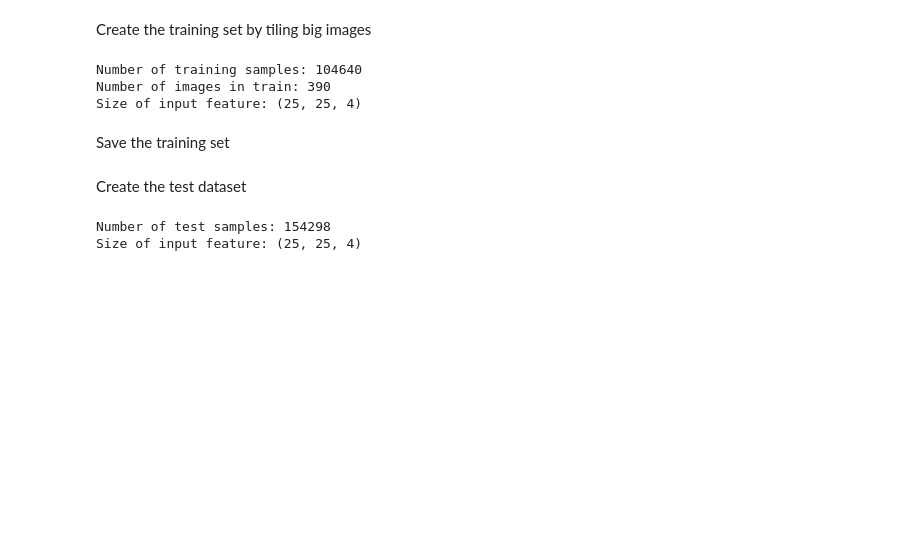
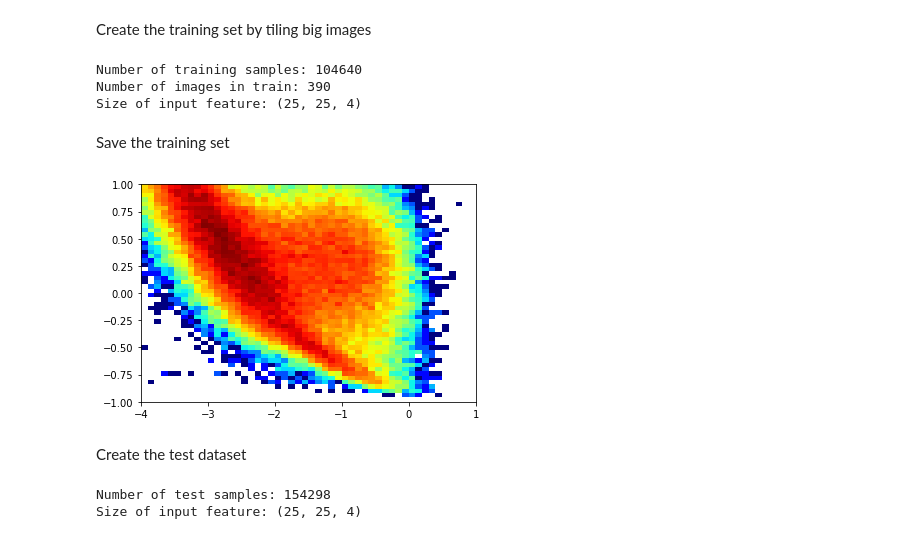
Before and after one commit to nansencenter/SID-NN, a Jupyter notebook: read-data.ipynb, the cells around one changed output. Saved outputs shown, nothing was run; the diff lists cells and outputs as text; code cells hidden in the pictures; blank space fills up the shorter version.

```diff
--- a/read-data.ipynb
+++ b/read-data.ipynb
@@ -410,6 +410,15 @@ Size of input feature: (25, 25, 4)
 Save the training set
 # %%
 np.savez(os.path.join(traindir,'train.npz'),Xtrain=Xtrain, ytrain=ytrain, mask_train=mask_train, shape_original=(ntrain,ny,nx))
+# %%
+# Distribution
+
+fig,ax = plt.subplots()
+xxtrain = Xtrain[:,dsize//2, dsize//2, 0].ravel()
+yytrain = ytrain.ravel()
+ax.hist2d(xxtrain,yytrain,  50, [lims['log_deformation_0'],lims['damage_n'] ], norm=mpl.colors.LogNorm(), cmap='jet');
+# %% [output]
+[figure, added]
 # %% [markdown]
 Create the test dataset
 # %%
```
Also changed, not shown: parts of 5 cells of this notebook, 1 other file.
